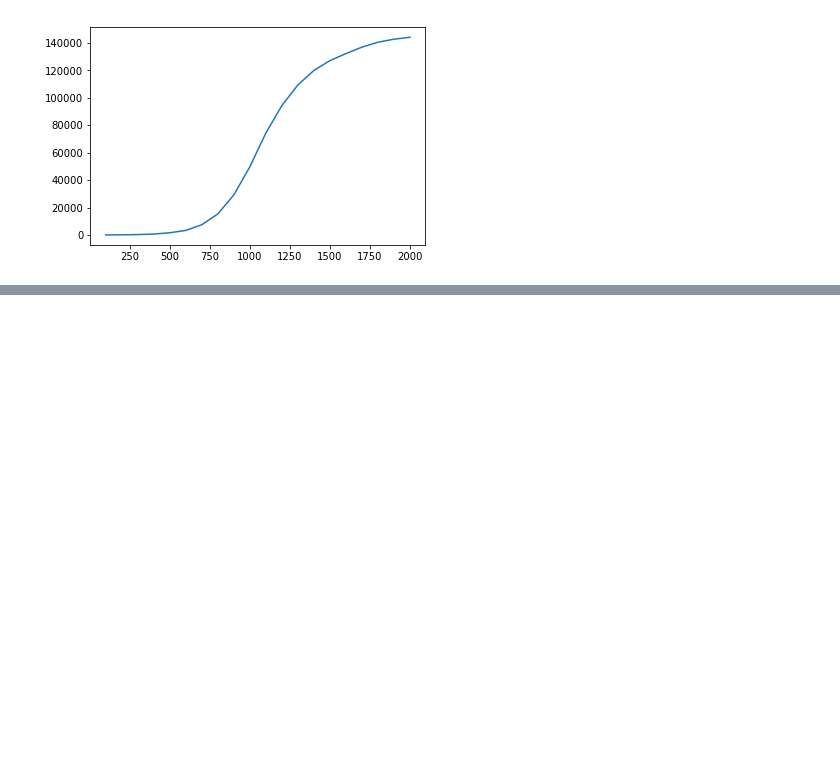
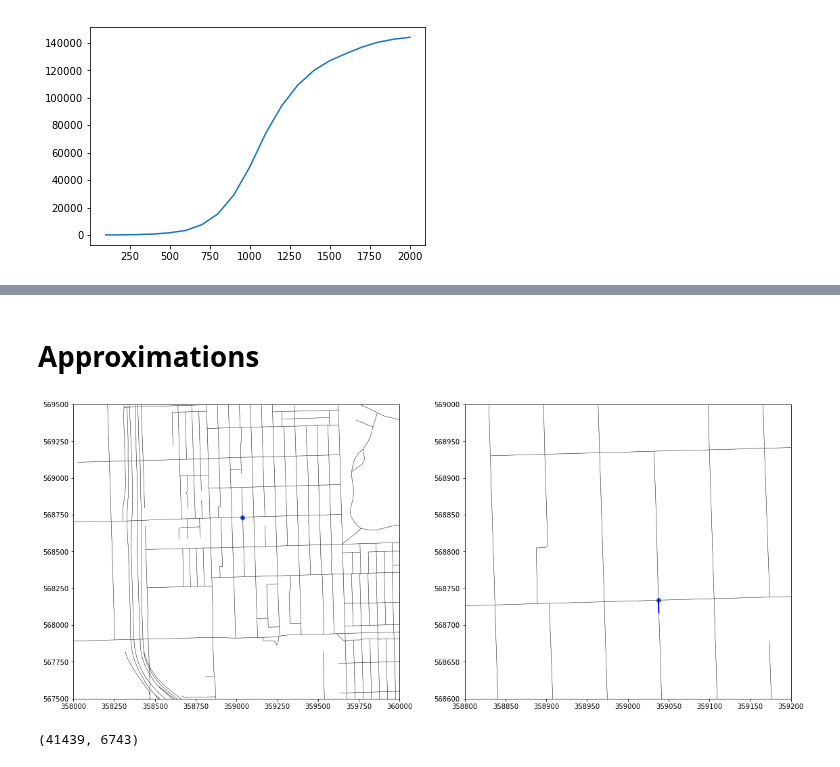
Before and after one commit to QuantCrimAtLeeds/PredictCode, a Jupyter notebook: examples/Networks/Geometry reduction.ipynb, the cells around one changed output, grey strips where cells are left out. Drawn from its saved outputs; the diff is of its cells as text; code cells hidden in the pictures; blank space fills up the shorter version.

Commit message:
Thinking about graphs

```diff
--- a/examples/Networks/Geometry reduction.ipynb
+++ b/examples/Networks/Geometry reduction.ipynb
@@ -203,0 +217,26 @@ plt.plot(lengths, num_paths)
+# %% [markdown]
+# Approximations
+# %%
+fig, axes = plt.subplots(ncols=2, figsize=(19,8))
+
+for ax in axes:
+    lc = matplotlib.collections.LineCollection(predictor.graph.as_lines(), color="black", linewidth=0.5)
+    ax.add_collection(lc)
+
+    xcs, ycs = [], []
+    xcs.append(graph.vertices[6743][0])
+    ycs.append(graph.vertices[6743][1])
+    ax.scatter(xcs, ycs)
+
+    (x1,y1),(x2,y2) = predictor.graph.as_lines()[8076]
+    ax.plot([x1,x2], [y1,y2], color="blue", linewidth=2)
+
+axes[0].set(xlim=[358000, 360000], ylim=[567500, 569500])
+axes[1].set(xlim=[358800, 359200], ylim=[568600, 569000])
+None
+# %% [output]
+[figure, added]
+# %%
+predictor.graph.edges[8076]
+# %% [output]
+(41439, 6743)
```
Also changed, not shown: parts of 3 cells of this notebook, 4 other files.
